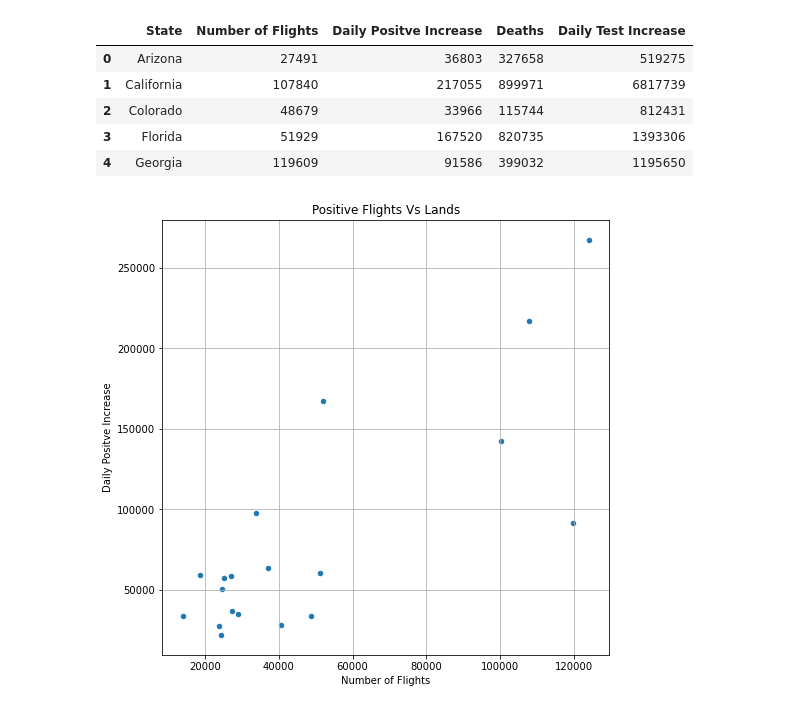
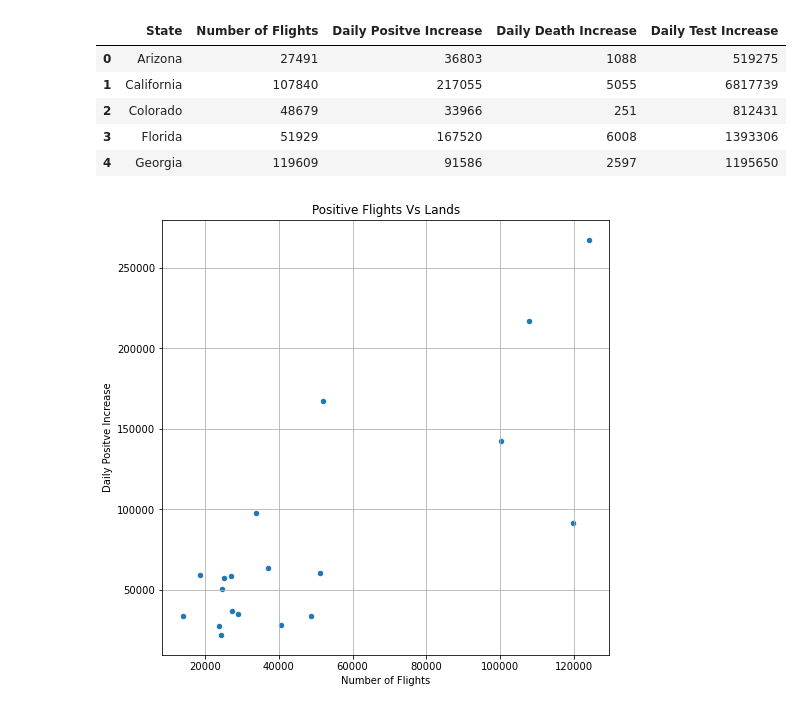
Before and after one commit to MersedehSP/Covid_Analyzer, a Jupyter notebook: Fake_Data_Visualizations.ipynb, the cells around one changed output. Cells and saved outputs as stored; diff of their text form; code cells hidden in the pictures.

```diff
--- a/Fake_Data_Visualizations.ipynb
+++ b/Fake_Data_Visualizations.ipynb
@@ -22,15 +22,15 @@ data_df.head()
 | 4 | 2020-08-24 | Aug | Georgia | 2166 | 256253 | 2304 | 5156 | ... |
 # %%
 #group Total state metrics (no date layer)
-total_df = data_df.groupby(['State'], as_index=False)[['Number of Flights','Daily Positve Increase','Deaths','Daily Test Increase']].sum()
+total_df = data_df.groupby(['State'], as_index=False)[['Number of Flights','Daily Positve Increase','Daily Death Increase','Daily Test Increase']].sum()
 total_df.head()
 # %% [output]
-|  | State | Number of Flights | Daily Positve Increase | Deaths | Daily Test Increase |
-| 0 | Arizona | 27491 | 36803 | 327658 | 519275 |
-| 1 | California | 107840 | 217055 | 899971 | 6817739 |
-| 2 | Colorado | 48679 | 33966 | 115744 | 812431 |
-| 3 | Florida | 51929 | 167520 | 820735 | 1393306 |
-| 4 | Georgia | 119609 | 91586 | 399032 | 1195650 |
+|  | State | Number of Flights | Daily Positve Increase | Daily Death Increase | Daily Test Increase |
+| 0 | Arizona | 27491 | 36803 | 1088 | 519275 |
+| 1 | California | 107840 | 217055 | 5055 | 6817739 |
+| 2 | Colorado | 48679 | 33966 | 251 | 812431 |
+| 3 | Florida | 51929 | 167520 | 6008 | 1393306 |
+| 4 | Georgia | 119609 | 91586 | 2597 | 1195650 |
 # %%
 # ScatterPlots
 total_df.plot(kind="scatter", x="Number of Flights", y="Daily Positve Increase", grid=True, figsize=(8,8),
```
Also changed, not shown: parts of 4 cells of this notebook.
